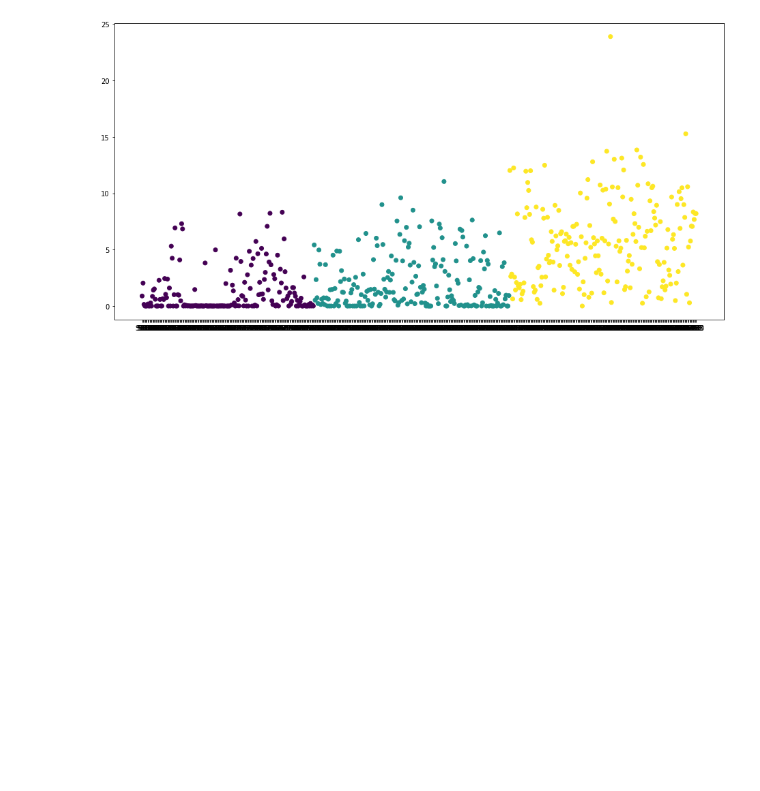
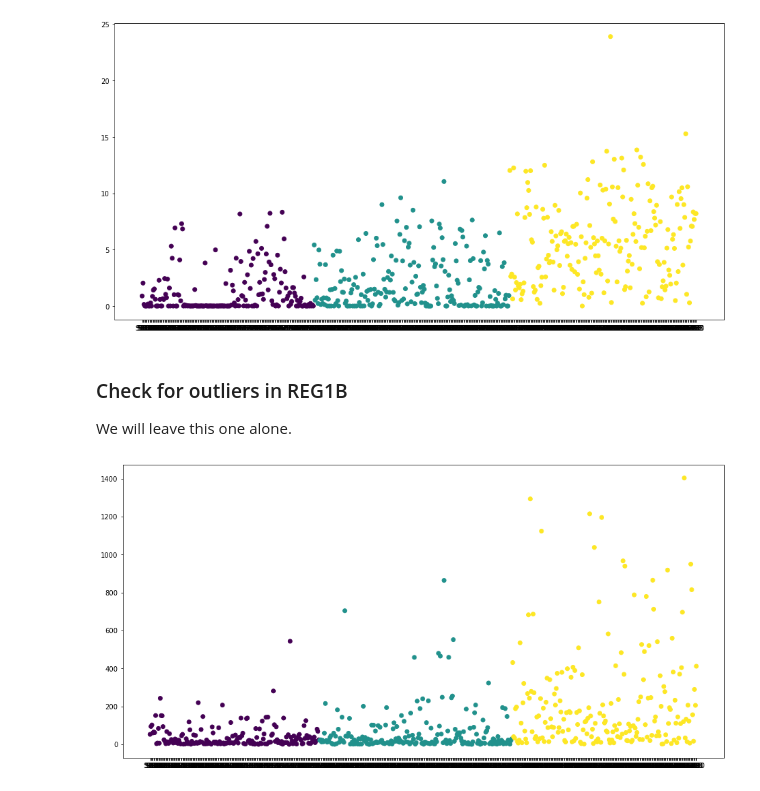
Before and after one commit to WillMc93/Kaggle-Bioassay-Datasets, a Jupyter notebook: Analysis.ipynb, the cells around one changed output. Drawn from its saved outputs; the diff is of its cells as text; code cells hidden in the pictures; blank space fills up the shorter version.

Commit message:
Still cleaning/normalizing

```diff
--- a/Analysis.ipynb
+++ b/Analysis.ipynb
@@ -99,3 +99,13 @@ ax.scatter(df_clean['sample_id'], df_clean['LYVE1'], c=df_clean['diagnosis'])
 plt.show()
 # %% [output]
 [figure]
+# %% [markdown]
+### Check for outliers in REG1B
+
+We will leave this one alone.
+# %%
+fig, ax = plt.subplots(figsize=(16,8))
+ax.scatter(df_clean['sample_id'], df_clean['REG1B'], c=df_clean['diagnosis'])
+plt.show()
+# %% [output]
+[figure, added]
```
Also changed, not shown: parts of 5 cells of this notebook.
